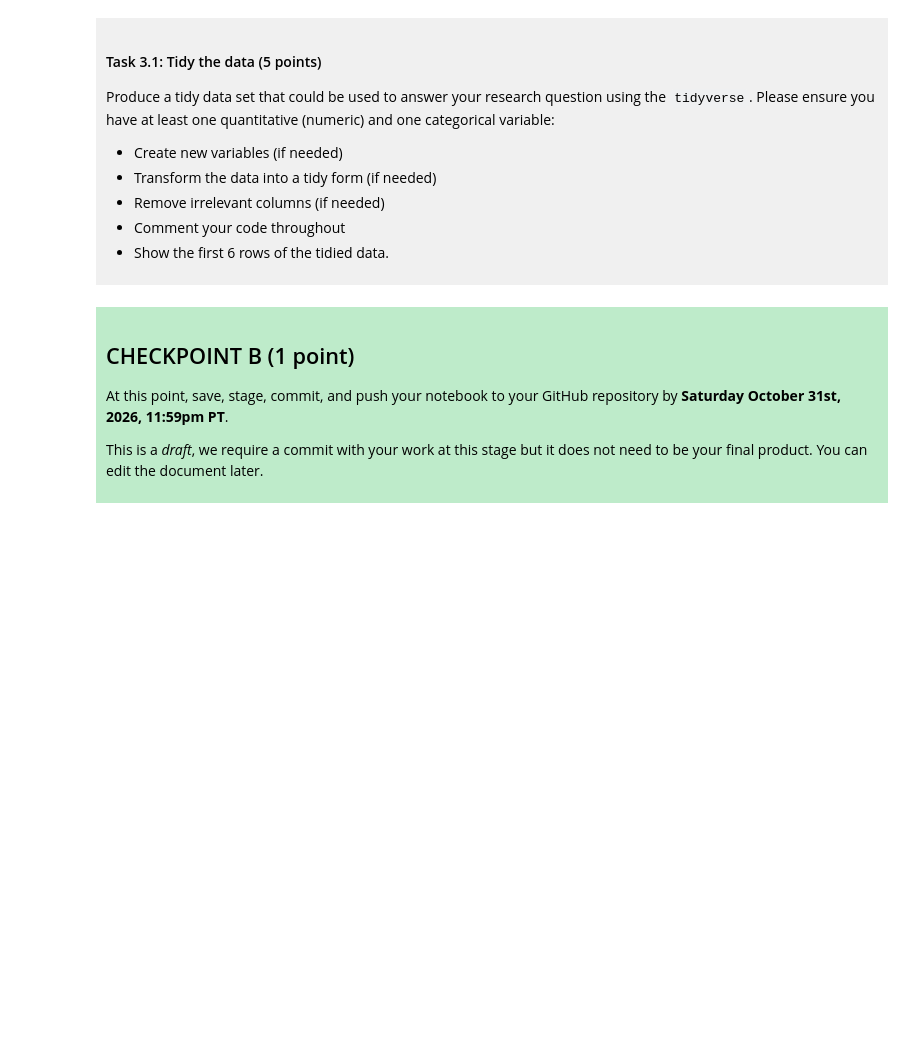
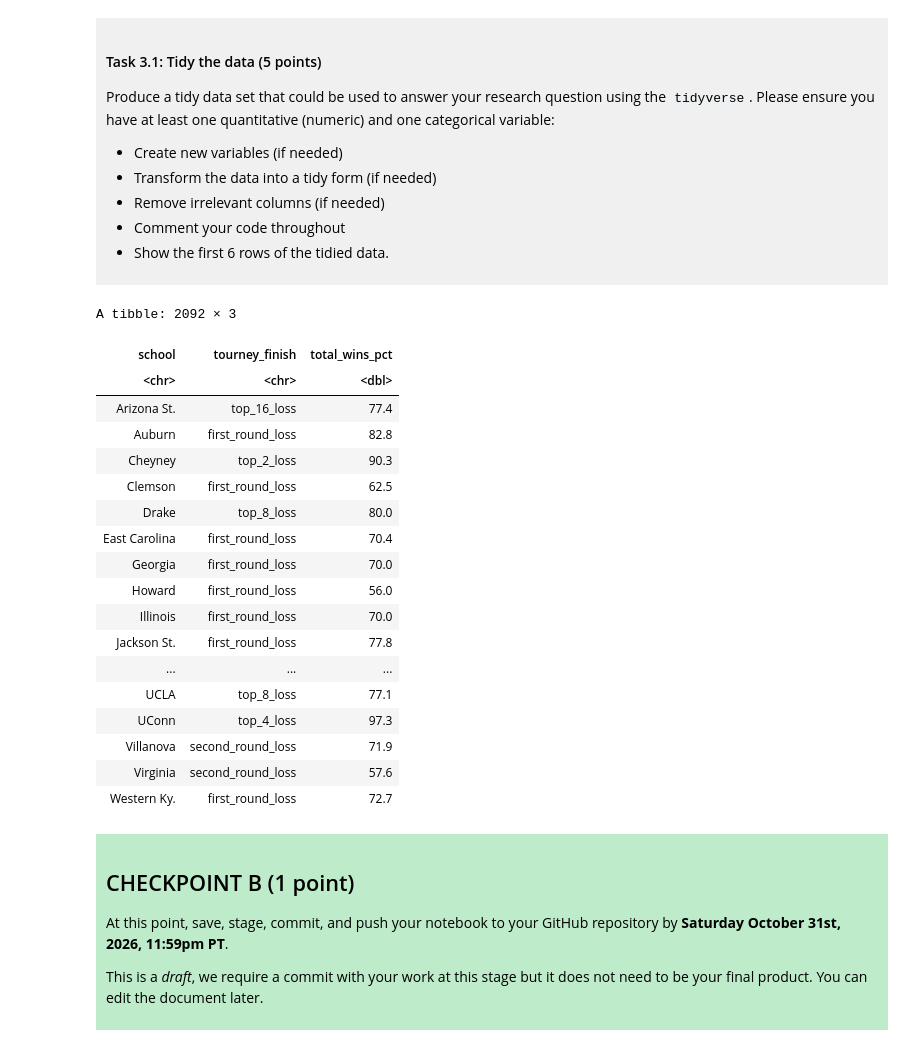
Before and after one commit to johnbangg/dsci-100-project-john-bang, a Jupyter notebook: dsci-100-project-notebook.ipynb, the cells around one changed output. Saved outputs shown, nothing was run; the diff lists cells and outputs as text; code cells hidden in the pictures; blank space fills up the shorter version.

```diff
--- a/dsci-100-project-notebook.ipynb
+++ b/dsci-100-project-notebook.ipynb
@@ -190,6 +212,30 @@ Produce a tidy data set that could be used to answer your research question usin
 </div>
 # %%
 ### EDIT THIS CODE CELL ###
+march_madness_tidy <- march_madness |>
+select(school, tourney_finish, total_wins_pct)
+
+march_madness_tidy
+# %% [output]
+A tibble: 2092 × 3
+| school | tourney_finish | total_wins_pct |
+| <chr> | <chr> | <dbl> |
+| Arizona St. | top_16_loss | 77.4 |
+| Auburn | first_round_loss | 82.8 |
+| Cheyney | top_2_loss | 90.3 |
+| Clemson | first_round_loss | 62.5 |
+| Drake | top_8_loss | 80.0 |
+| East Carolina | first_round_loss | 70.4 |
+| Georgia | first_round_loss | 70.0 |
+| Howard | first_round_loss | 56.0 |
+| Illinois | first_round_loss | 70.0 |
+| Jackson St. | first_round_loss | 77.8 |
+| ... | ... | ... |
+| UCLA | top_8_loss | 77.1 |
+| UConn | top_4_loss | 97.3 |
+| Villanova | second_round_loss | 71.9 |
+| Virginia | second_round_loss | 57.6 |
+| Western Ky. | first_round_loss | 72.7 |
 # %% [markdown]
 <div style="background-color: #beebca; padding: 10px;">
 
```
Also changed, not shown: parts of 3 cells of this notebook.
